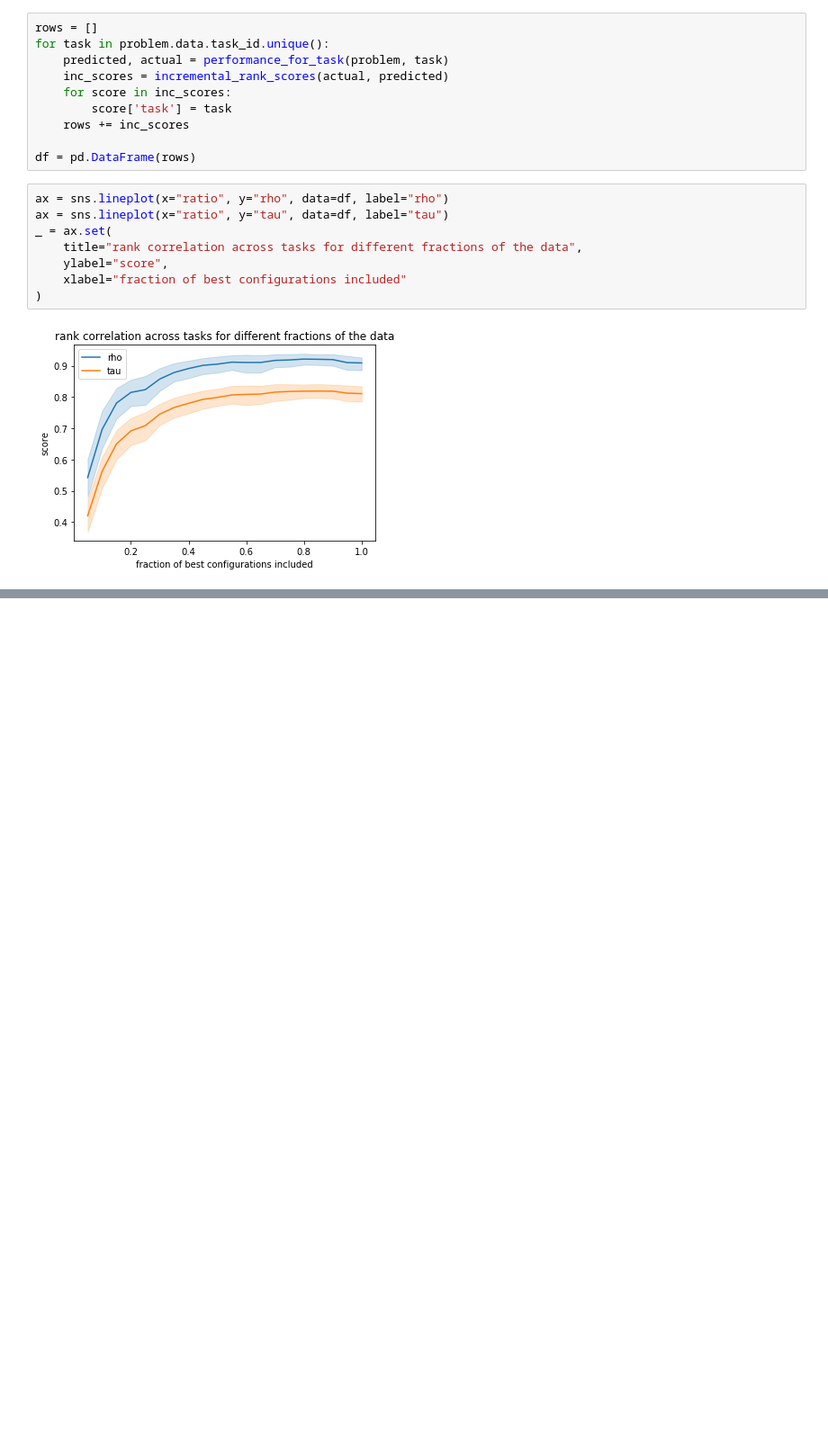
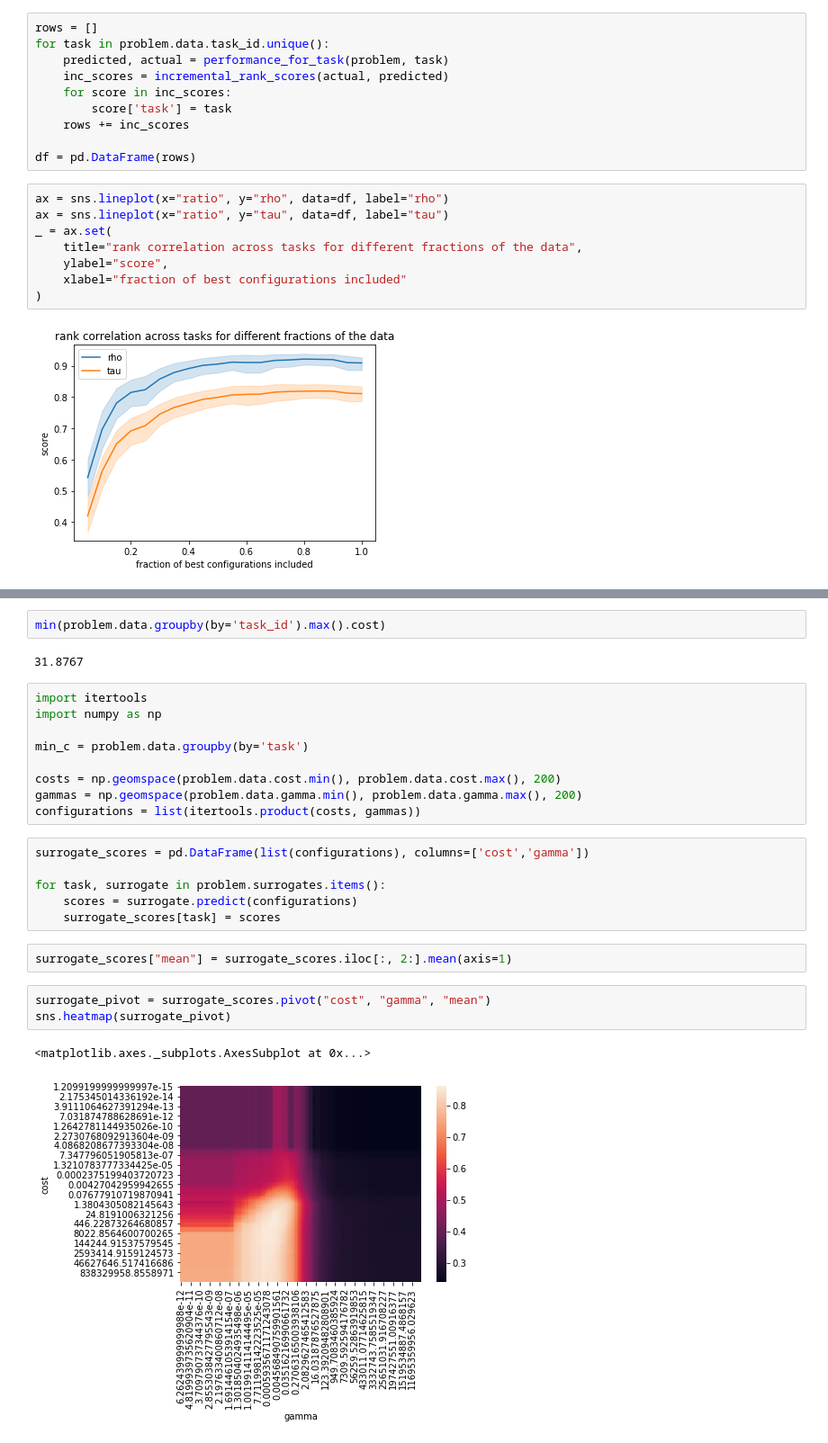
Before and after one commit to PGijsbers/symbolicdefaults, a Jupyter notebook: Surrogates.ipynb, the cells around one changed output, grey strips where cells are left out. Shown at 90% size. Drawn from its saved outputs; the diff is of its cells as text; blank space fills up the shorter version.

```diff
--- a/Surrogates.ipynb
+++ b/Surrogates.ipynb
@@ -279,0 +305,27 @@ _ = ax.set(
+# %%
+min(problem.data.groupby(by='task_id').max().cost)
+# %% [output]
+31.8767
+# %%
+import itertools
+import numpy as np
+
+min_c = problem.data.groupby(by='task')
+
+costs = np.geomspace(problem.data.cost.min(), problem.data.cost.max(), 200)
+gammas = np.geomspace(problem.data.gamma.min(), problem.data.gamma.max(), 200)
+configurations = list(itertools.product(costs, gammas))
+# %%
+surrogate_scores = pd.DataFrame(list(configurations), columns=['cost','gamma'])
+
+for task, surrogate in problem.surrogates.items():
+    scores = surrogate.predict(configurations)
+    surrogate_scores[task] = scores
+# %%
+surrogate_scores["mean"] = surrogate_scores.iloc[:, 2:].mean(axis=1)
+# %%
+surrogate_pivot = surrogate_scores.pivot("cost", "gamma", "mean")
+sns.heatmap(surrogate_pivot)
+# %% [output]
+<matplotlib.axes._subplots.AxesSubplot at 0x...>
+[figure, added]
```
Also changed, not shown: parts of 6 cells of this notebook.
